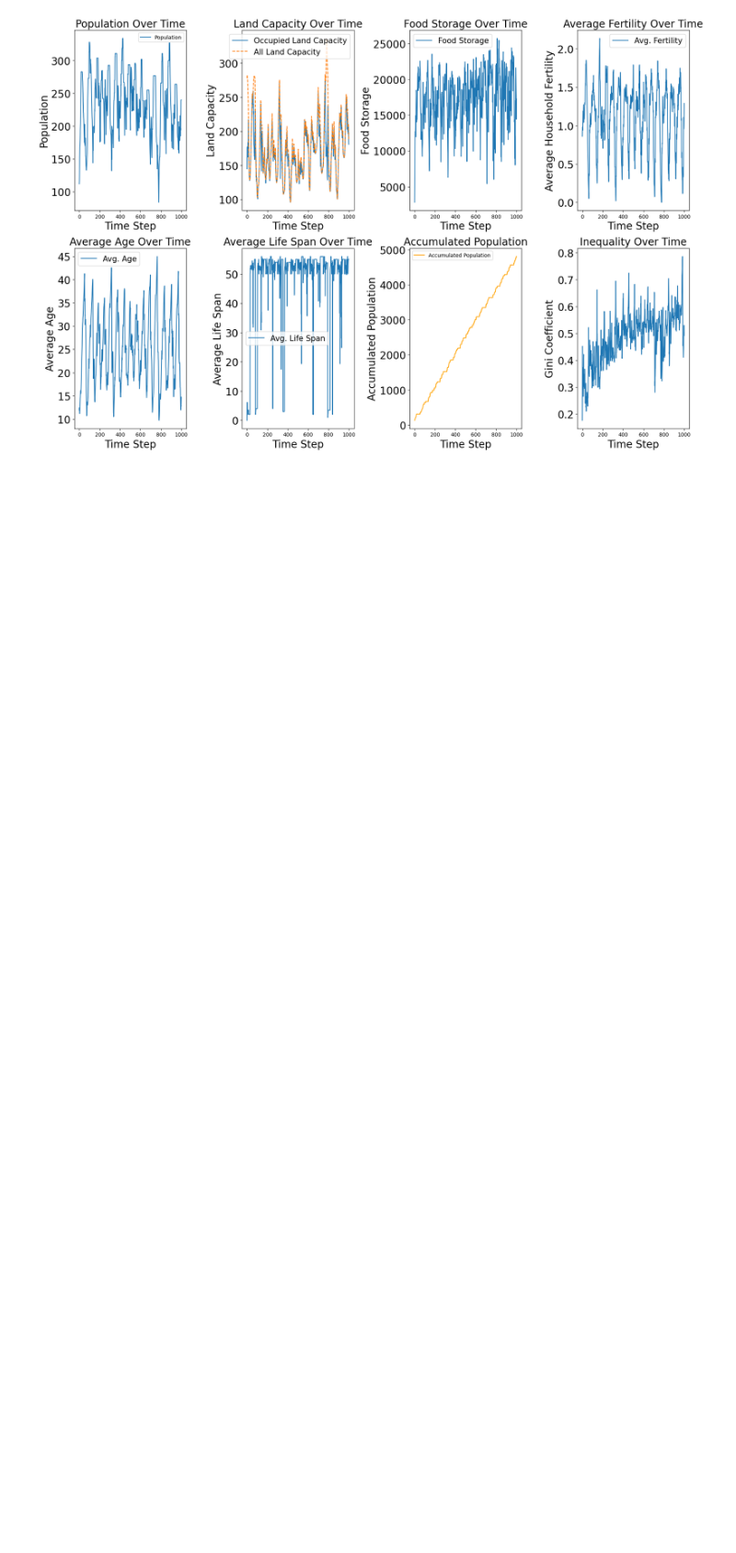
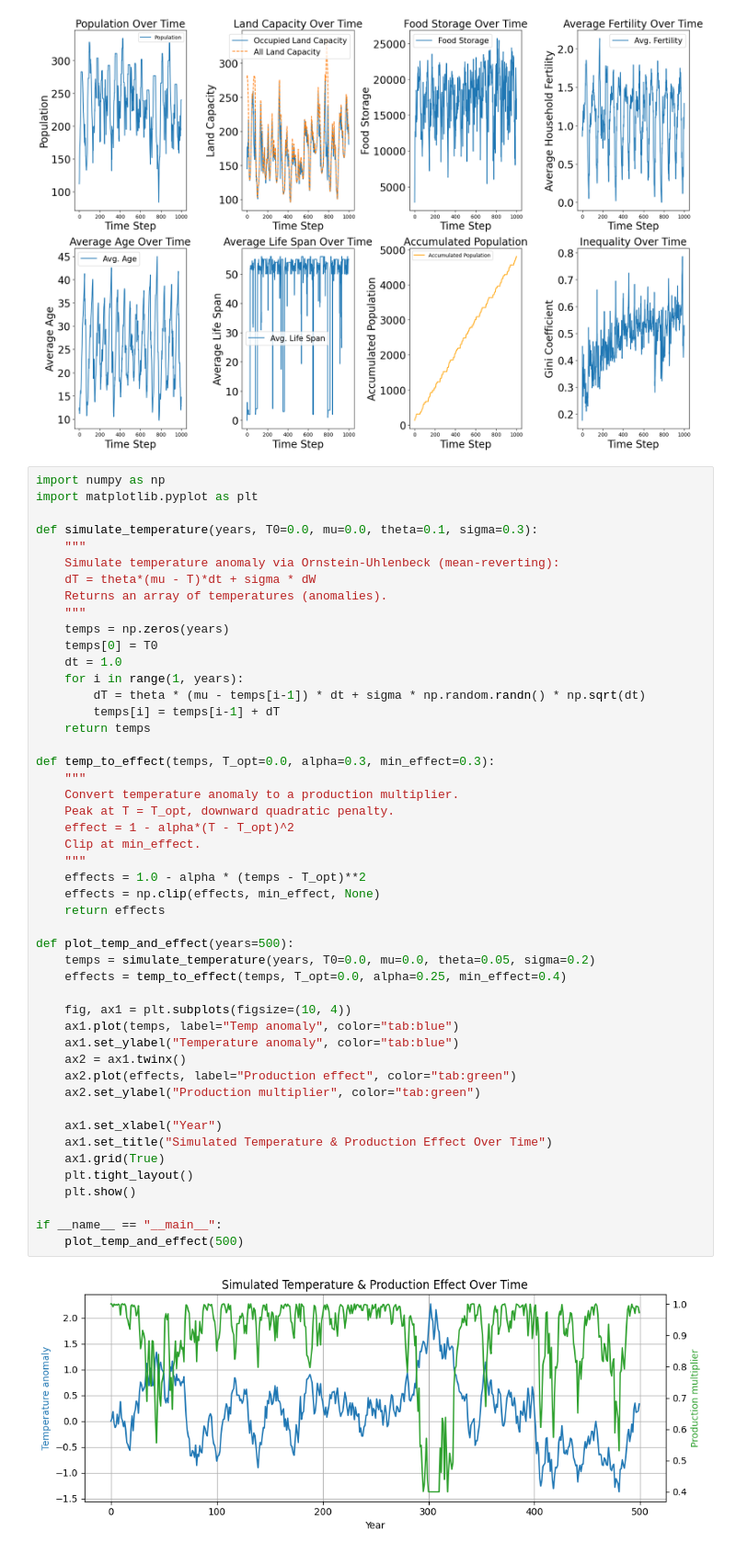
Before and after one commit to yutongliang723/CSH_ABM_2024, a Jupyter notebook: running.ipynb, the cells around one changed output. Shown at 92% size. Saved outputs shown, nothing was run; the diff lists cells and outputs as text; blank space fills up the shorter version.

```diff
--- a/running.ipynb
+++ b/running.ipynb
@@ -44,3 +44,53 @@ village has 0 new born.
 Simulation Year 999
 village has 0 new born.
 [figure]
+# %%
+import numpy as np
+import matplotlib.pyplot as plt
+
+def simulate_temperature(years, T0=0.0, mu=0.0, theta=0.1, sigma=0.3):
+    """
+    Simulate temperature anomaly via Ornstein-Uhlenbeck (mean-reverting):
+    dT = theta*(mu - T)*dt + sigma * dW
+    Returns an array of temperatures (anomalies).
+    """
+    temps = np.zeros(years)
+    temps[0] = T0
+    dt = 1.0
+    for i in range(1, years):
+        dT = theta * (mu - temps[i-1]) * dt + sigma * np.random.randn() * np.sqrt(dt)
+        temps[i] = temps[i-1] + dT
+    return temps
+
+def temp_to_effect(temps, T_opt=0.0, alpha=0.3, min_effect=0.3):
+    """
+    Convert temperature anomaly to a production multiplier.
+    Peak at T = T_opt, downward quadratic penalty.
+    effect = 1 - alpha*(T - T_opt)^2
+    Clip at min_effect.
+    """
+    effects = 1.0 - alpha * (temps - T_opt)**2
+    effects = np.clip(effects, min_effect, None)
+    return effects
+
+def plot_temp_and_effect(years=500):
+    temps = simulate_temperature(years, T0=0.0, mu=0.0, theta=0.05, sigma=0.2)
+    effects = temp_to_effect(temps, T_opt=0.0, alpha=0.25, min_effect=0.4)
+
+    fig, ax1 = plt.subplots(figsize=(10, 4))
+    ax1.plot(temps, label="Temp anomaly", color="tab:blue")
+    ax1.set_ylabel("Temperature anomaly", color="tab:blue")
+    ax2 = ax1.twinx()
+    ax2.plot(effects, label="Production effect", color="tab:green")
+    ax2.set_ylabel("Production multiplier", color="tab:green")
+
+    ax1.set_xlabel("Year")
+    ax1.set_title("Simulated Temperature & Production Effect Over Time")
+    ax1.grid(True)
+    plt.tight_layout()
+    plt.show()
+
+if __name__ == "__main__":
+    plot_temp_and_effect(500)
+# %% [output]
+[figure, added]
```
Also changed, not shown: parts of 1 cell of this notebook, 9 other files.
